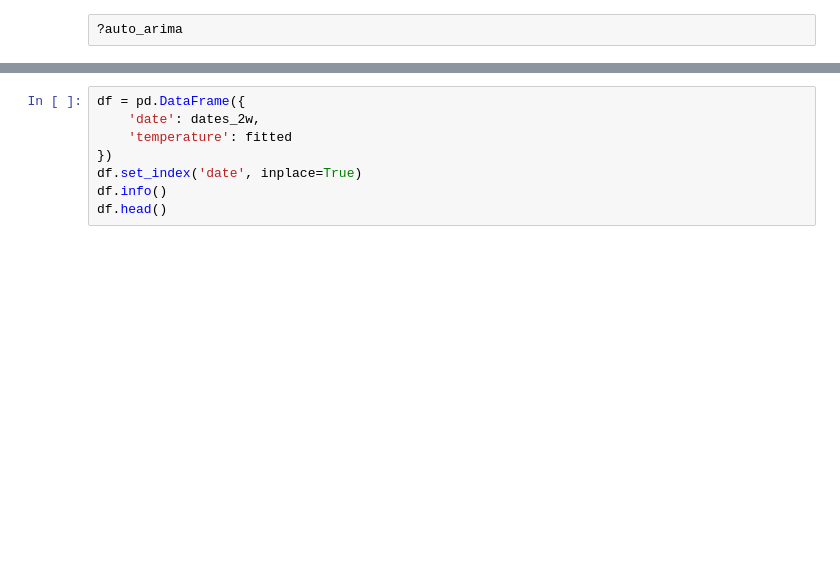
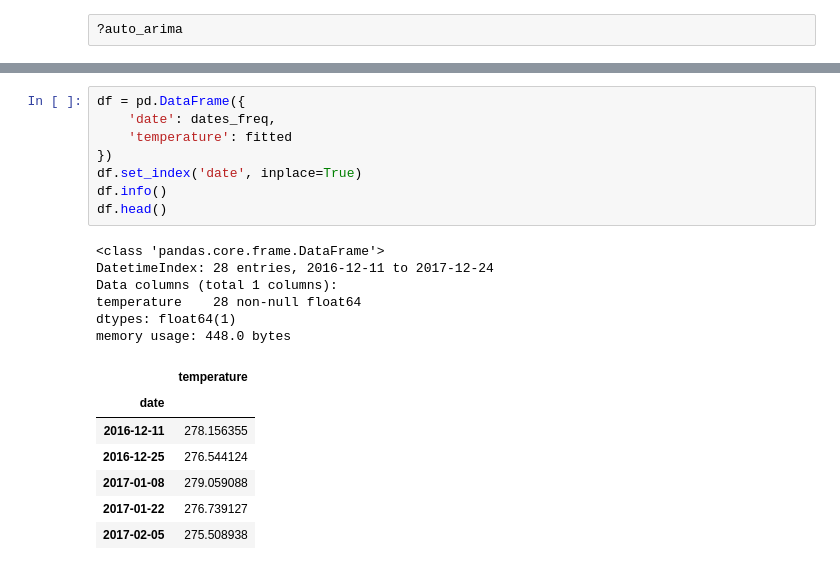
Before and after one commit to hjort/ai-labs, a Jupyter notebook: kaggle/serpro-weather/Weather - 4 Previsão com StatsModels.ipynb, the cells around one changed output, grey strips where cells are left out. Saved outputs shown, nothing was run; the diff lists cells and outputs as text; blank space fills up the shorter version.

```diff
--- a/kaggle/serpro-weather/Weather - 4 Previsão com StatsModels.ipynb
+++ b/kaggle/serpro-weather/Weather - 4 Previsão com StatsModels.ipynb
@@ -521,8 +582,22 @@ len(fitted)
 # %%
 df = pd.DataFrame({
-    'date': dates_2w,
+    'date': dates_freq,
     'temperature': fitted
 })
 df.set_index('date', inplace=True)
 df.info()
 df.head()
+# %% [output]
+<class 'pandas.core.frame.DataFrame'>
+DatetimeIndex: 28 entries, 2016-12-11 to 2017-12-24
+Data columns (total 1 columns):
+temperature    28 non-null float64
+dtypes: float64(1)
+memory usage: 448.0 bytes
+|  | temperature |
+| date |  |
+| 2016-12-11 | 278.156355 |
+| 2016-12-25 | 276.544124 |
+| 2017-01-08 | 279.059088 |
+| 2017-01-22 | 276.739127 |
+| 2017-02-05 | 275.508938 |
```
Also changed, not shown: parts of 30 cells of this notebook, 6 other files.
